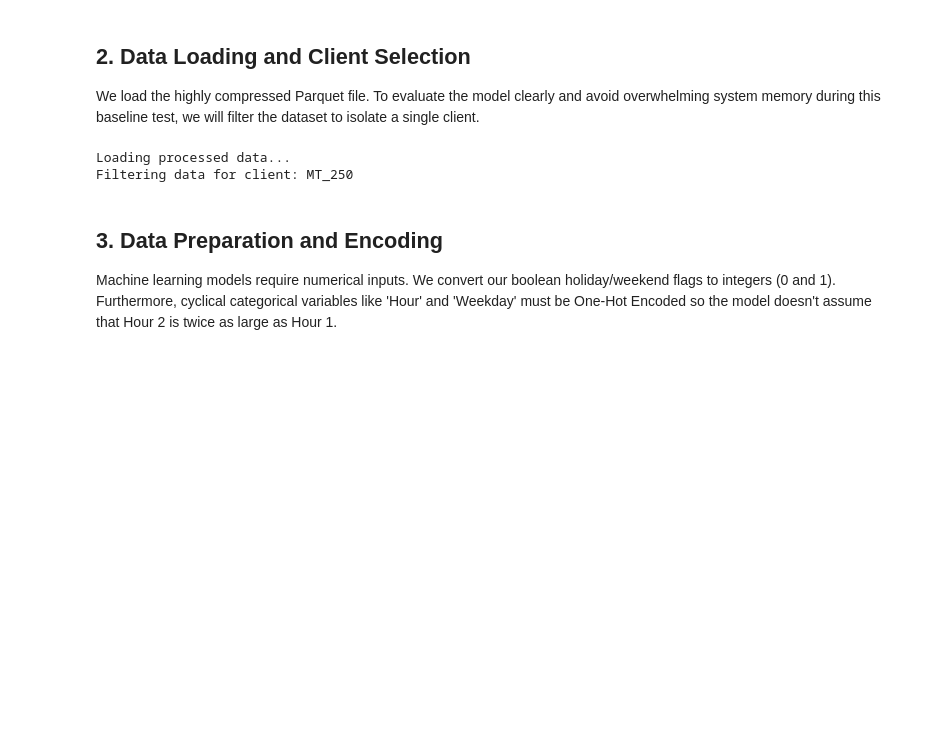
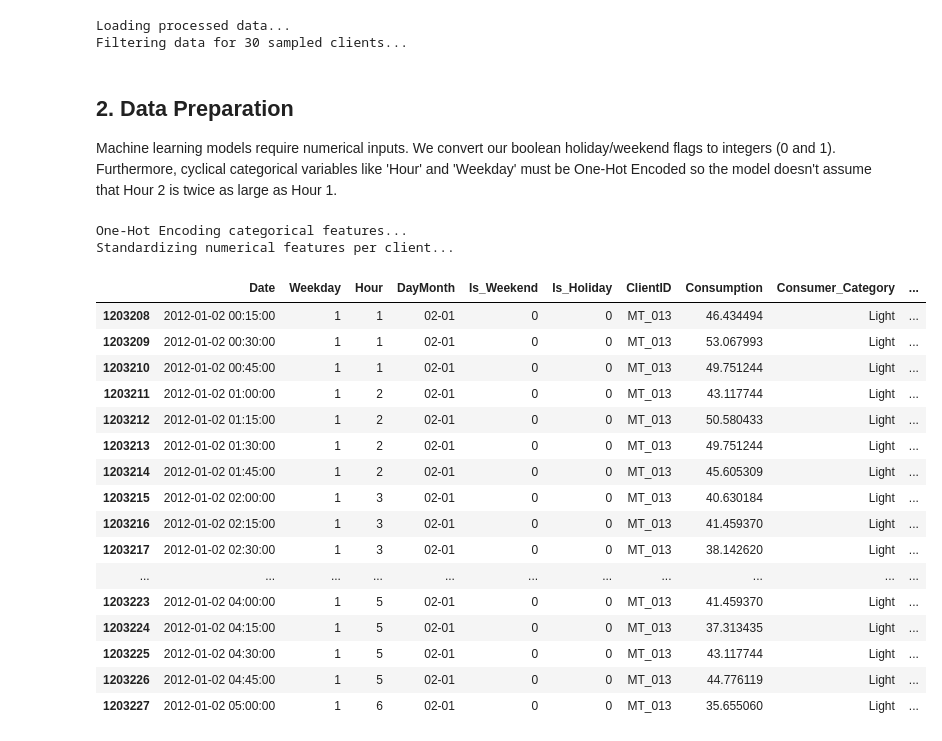
Before and after one commit to lucabarattini/forecasting-electricity, a Jupyter notebook: 1linear-regression.ipynb, the cells around one changed output. Saved outputs shown, nothing was run; the diff lists cells and outputs as text; code cells hidden in the pictures; blank space fills up the shorter version.

```diff
--- a/1linear-regression.ipynb
+++ b/1linear-regression.ipynb
@@ -10,29 +12,67 @@ import pandas as pd
 import numpy as np
 import matplotlib.pyplot as plt
 from sklearn.linear_model import LinearRegression
-from sklearn.metrics import mean_absolute_error, mean_squared_error
+from sklearn.metrics import mean_squared_error
+from sklearn.preprocessing import StandardScaler
+import random
+
+print("Loading processed data...")
+df_long = pd.read_parquet('processed_electricity_data.parquet')
+
+# Select a specific client for modeling
+random.seed(42)
+all_clients = df_long['ClientID'].unique().tolist()
+sampled_clients = random.sample(all_clients, 30)
+
+print(f"Filtering data for {len(sampled_clients)} sampled clients...")
+df_sample = df_long[df_long['ClientID'].isin(sampled_clients)].copy()
+# %% [output]
+Loading processed data...
+Filtering data for 30 sampled clients...
-# %% [markdown]
-## 2. Data Loading and Client Selection
-We load the highly compressed Parquet file. To evaluate the model clearly and avoid overwhelming system memory during this baseline test, we will filter the dataset to isolate a single client.
-# %%
-print("Loading processed data...")
-df_long = pd.read_parquet('processed_electricity_data.parquet')
-
-# Select a specific client for modeling
-client_id = 'MT_250'
-print(f"Filtering data for client: {client_id}")
-df_client = df_long[df_long['ClientID'] == client_id].copy()
-# %% [output]
-Loading processed data...
-Filtering data for client: MT_250
 # %% [markdown]
-## 3. Data Preparation and Encoding
+## 2. Data Preparation
 Machine learning models require numerical inputs. We convert our boolean holiday/weekend flags to integers (0 and 1). Furthermore, cyclical categorical variables like 'Hour' and 'Weekday' must be One-Hot Encoded so the model doesn't assume that Hour 2 is twice as large as Hour 1.
 # %%
 # Convert booleans to integers
-df_client['Is_Weekend'] = df_client['Is_Weekend'].astype(int)
-df_client['Is_Holiday'] = df_client['Is_Holiday'].astype(int)
+# Convert booleans to integers
+df_sample['Is_Weekend'] = df_sample['Is_Weekend'].astype(int)
+df_sample['Is_Holiday'] = df_sample['Is_Holiday'].astype(int)
 
-# One-Hot Encoding for categorical time variables
-df_model = pd.get_dummies(df_client, columns=['Hour', 'Weekday'], drop_first=True)
+# One-Hot Encoding for categorical time and segmentation variables
+print("One-Hot Encoding categorical features...")
+df_model = pd.get_dummies(df_sample, columns=['Hour', 'Weekday', 'Consumer_Category'], drop_first=True)
+
+# Standardize weather (global, doesn't need to be per-client)
+weather_cols = ['Temp_National_Avg', 'HDH', 'CDH']
+scaler_weather = StandardScaler()
+df_sample[weather_cols] = scaler_weather.fit_transform(df_sample[weather_cols])
+
+# Create standardizers for each client to handle scale differences
+print("Standardizing numerical features per client...")
+df_sample['Consumption_Scaled'] = df_sample.groupby('ClientID', observed=True)['Consumption'].transform(lambda x: StandardScaler().fit_transform(x.values.reshape(-1, 1)).flatten())
+df_sample['Lag_15min_Scaled'] = df_sample.groupby('ClientID', observed=True)['Lag_15min'].transform(lambda x: StandardScaler().fit_transform(x.values.reshape(-1, 1)).flatten())
+df_sample['Lag_24h_Scaled'] = df_sample.groupby('ClientID', observed=True)['Lag_24h'].transform(lambda x: StandardScaler().fit_transform(x.values.reshape(-1, 1)).flatten())
+df_sample['Rolling_Mean_4h_Scaled'] = df_sample.groupby('ClientID', observed=True)['Rolling_Mean_4h'].transform(lambda x: StandardScaler().fit_transform(x.values.reshape(-1, 1)).flatten())
+
+display(df_sample.head(20))
+# %% [output]
+One-Hot Encoding categorical features...
+Standardizing numerical features per client...
+|  | Date | Weekday | Hour | DayMonth | Is_Weekend | Is_Holiday | ClientID | Consumption | Consumer_Category | ... |
+| 1203208 | 2012-01-02 00:15:00 | 1 | 1 | 02-01 | 0 | 0 | MT_013 | 46.434494 | Light | ... |
+| 1203209 | 2012-01-02 00:30:00 | 1 | 1 | 02-01 | 0 | 0 | MT_013 | 53.067993 | Light | ... |
+| 1203210 | 2012-01-02 00:45:00 | 1 | 1 | 02-01 | 0 | 0 | MT_013 | 49.751244 | Light | ... |
+| 1203211 | 2012-01-02 01:00:00 | 1 | 2 | 02-01 | 0 | 0 | MT_013 | 43.117744 | Light | ... |
+| 1203212 | 2012-01-02 01:15:00 | 1 | 2 | 02-01 | 0 | 0 | MT_013 | 50.580433 | Light | ... |
+| 1203213 | 2012-01-02 01:30:00 | 1 | 2 | 02-01 | 0 | 0 | MT_013 | 49.751244 | Light | ... |
+| 1203214 | 2012-01-02 01:45:00 | 1 | 2 | 02-01 | 0 | 0 | MT_013 | 45.605309 | Light | ... |
+| 1203215 | 2012-01-02 02:00:00 | 1 | 3 | 02-01 | 0 | 0 | MT_013 | 40.630184 | Light | ... |
+| 1203216 | 2012-01-02 02:15:00 | 1 | 3 | 02-01 | 0 | 0 | MT_013 | 41.459370 | Light | ... |
+| 1203217 | 2012-01-02 02:30:00 | 1 | 3 | 02-01 | 0 | 0 | MT_013 | 38.142620 | Light | ... |
+| ... | ... | ... | ... | ... | ... | ... | ... | ... | ... | ... |
+| 1203223 | 2012-01-02 04:00:00 | 1 | 5 | 02-01 | 0 | 0 | MT_013 | 41.459370 | Light | ... |
+| 1203224 | 2012-01-02 04:15:00 | 1 | 5 | 02-01 | 0 | 0 | MT_013 | 37.313435 | Light | ... |
+| 1203225 | 2012-01-02 04:30:00 | 1 | 5 | 02-01 | 0 | 0 | MT_013 | 43.117744 | Light | ... |
+| 1203226 | 2012-01-02 04:45:00 | 1 | 5 | 02-01 | 0 | 0 | MT_013 | 44.776119 | Light | ... |
+| 1203227 | 2012-01-02 05:00:00 | 1 | 6 | 02-01 | 0 | 0 | MT_013 | 35.655060 | Light | ... |
 # %% [markdown]
```
Also changed, not shown: parts of 6 cells of this notebook, 4 other files.
